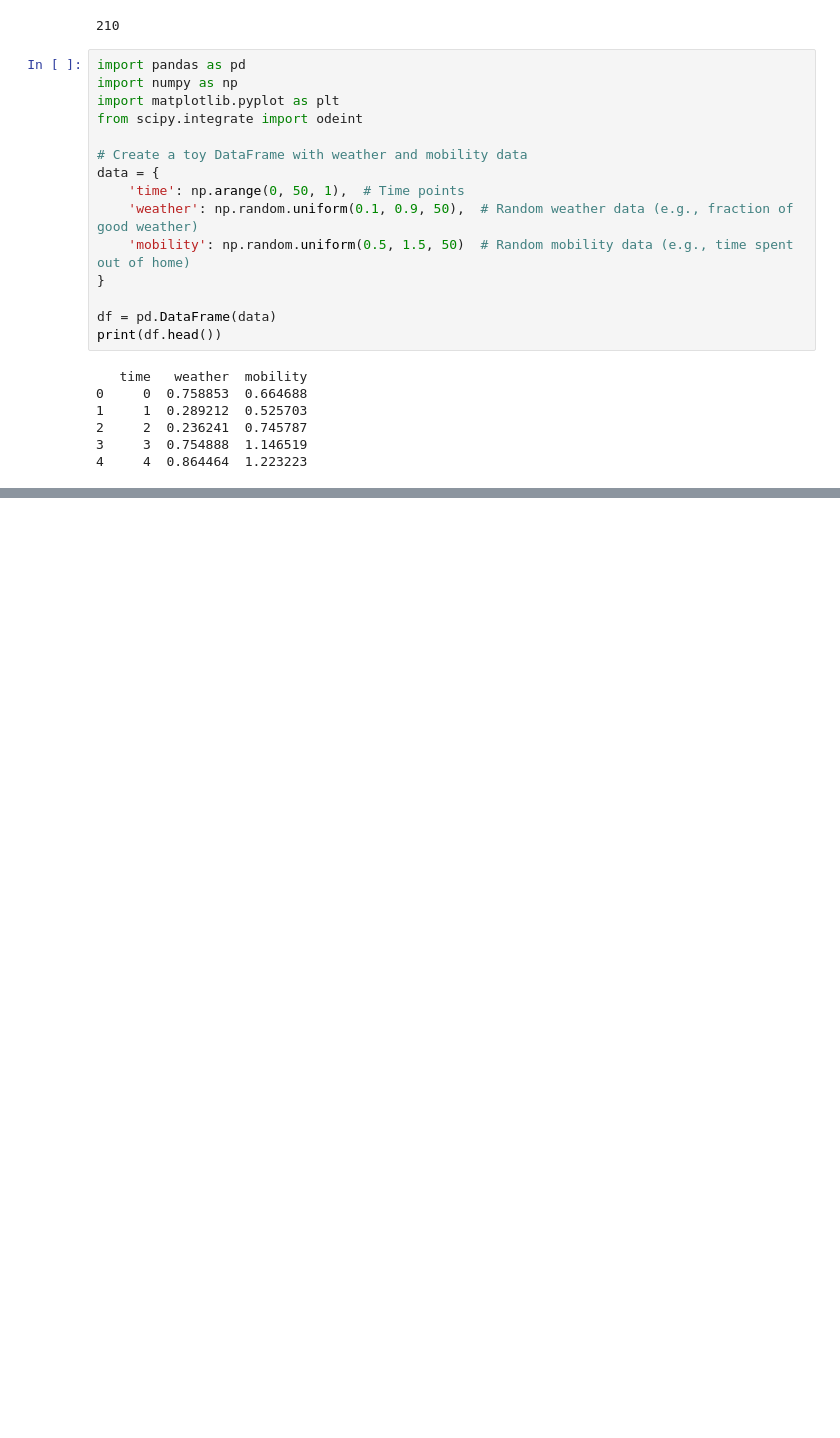
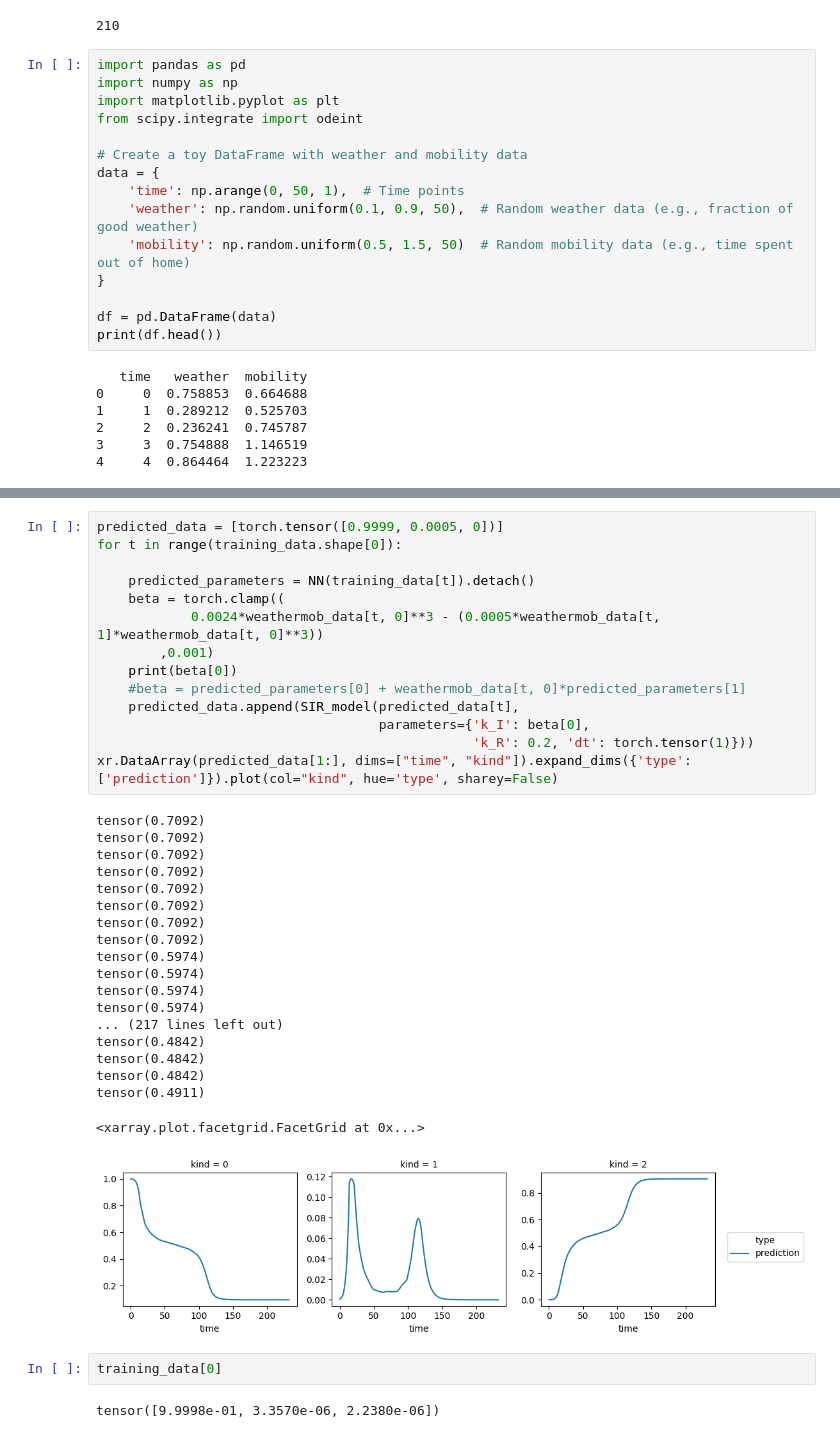
Before and after one commit to iebos/NeuralABM, a Jupyter notebook: models/Covid_mob/experiment_notebook.ipynb, the cells around one changed output, grey strips where cells are left out. Drawn from its saved outputs; the diff is of its cells as text; blank space fills up the shorter version.

```diff
--- a/models/Covid_mob/experiment_notebook.ipynb
+++ b/models/Covid_mob/experiment_notebook.ipynb
@@ -303,0 +329,38 @@ plt.show()
+# %%
+predicted_data = [torch.tensor([0.9999, 0.0005, 0])]
+for t in range(training_data.shape[0]):
+
+    predicted_parameters = NN(training_data[t]).detach()
+    beta = torch.clamp((
+            0.0024*weathermob_data[t, 0]**3 - (0.0005*weathermob_data[t, 1]*weathermob_data[t, 0]**3))
+        ,0.001)
+    print(beta[0])
+    #beta = predicted_parameters[0] + weathermob_data[t, 0]*predicted_parameters[1]
+    predicted_data.append(SIR_model(predicted_data[t],
+                                    parameters={'k_I': beta[0],
+                                                'k_R': 0.2, 'dt': torch.tensor(1)}))
+xr.DataArray(predicted_data[1:], dims=["time", "kind"]).expand_dims({'type': ['prediction']}).plot(col="kind", hue='type', sharey=False)
+# %% [output]
+tensor(0.7092)
+tensor(0.7092)
+tensor(0.7092)
+tensor(0.7092)
+tensor(0.7092)
+tensor(0.7092)
+tensor(0.7092)
+tensor(0.7092)
+tensor(0.5974)
+tensor(0.5974)
+tensor(0.5974)
+tensor(0.5974)
+... (217 lines left out)
+tensor(0.4842)
+tensor(0.4842)
+tensor(0.4842)
+tensor(0.4911)
+<xarray.plot.facetgrid.FacetGrid at 0x...>
+[figure, added]
+# %%
+training_data[0]
+# %% [output]
+tensor([9.9998e-01, 3.3570e-06, 2.2380e-06])
```
Also changed, not shown: parts of 11 cells of this notebook, 13 other files.
